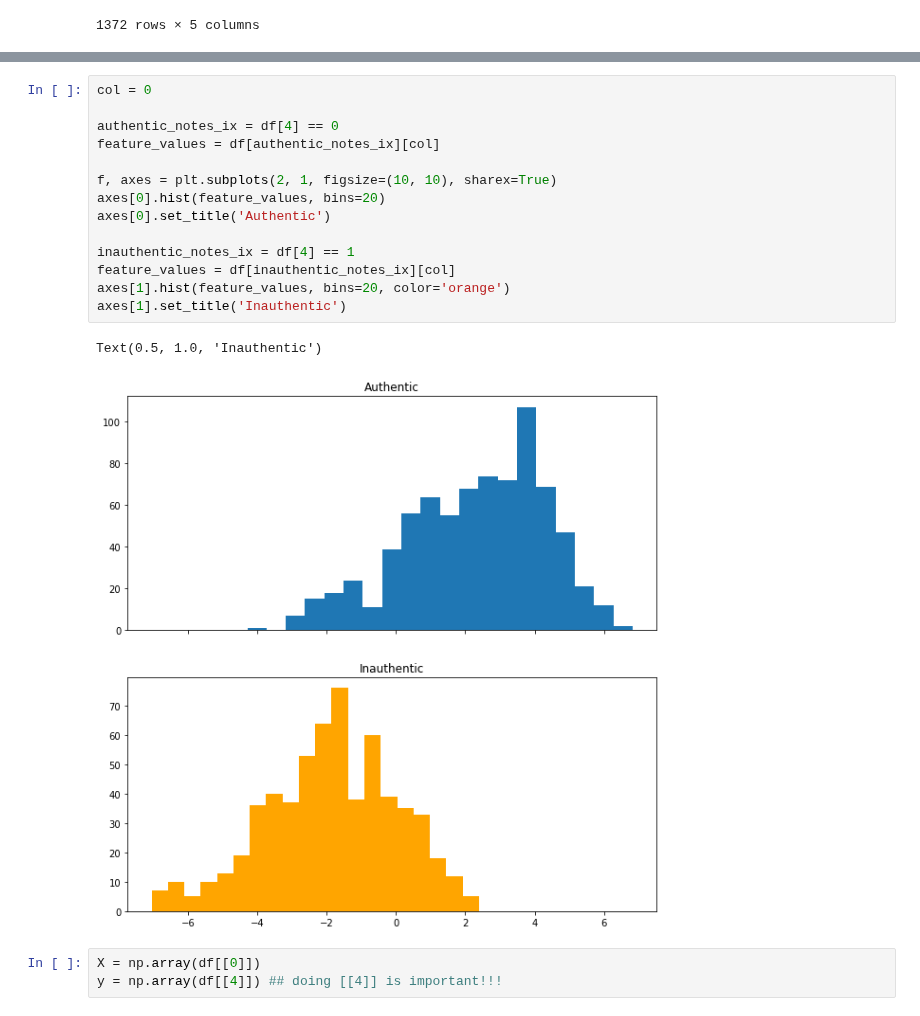
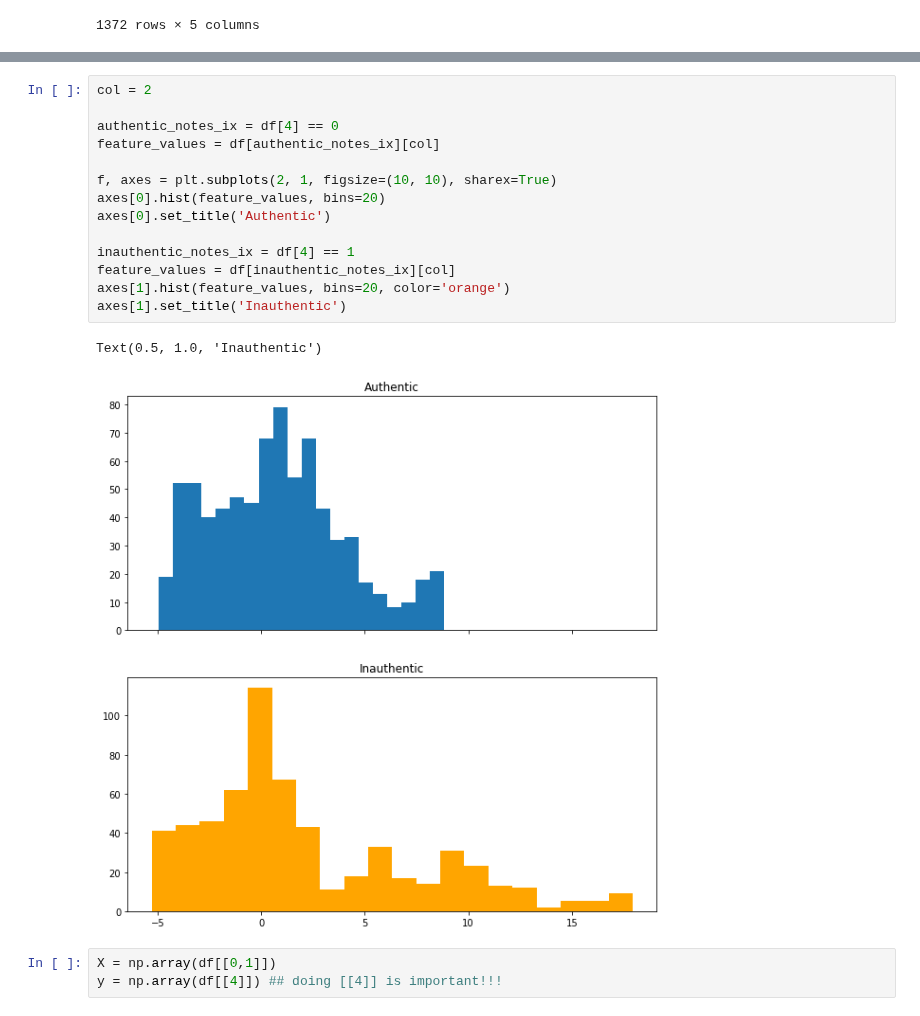
Before and after one commit to KISRDevelopment/nn_course, a Jupyter notebook: example_binary_classification.ipynb, the cells around one changed output, grey strips where cells are left out. Saved outputs shown, nothing was run; the diff lists cells and outputs as text.

```diff
--- a/example_binary_classification.ipynb
+++ b/example_binary_classification.ipynb
@@ -36,22 +45,22 @@ df.corr()
 # %%
-col = 0
+col = 2
 
 authentic_notes_ix = df[4] == 0
 feature_values = df[authentic_notes_ix][col]
 
 f, axes = plt.subplots(2, 1, figsize=(10, 10), sharex=True)
 axes[0].hist(feature_values, bins=20)
 axes[0].set_title('Authentic')
 
 inauthentic_notes_ix = df[4] == 1
 feature_values = df[inauthentic_notes_ix][col]
 axes[1].hist(feature_values, bins=20, color='orange')
 axes[1].set_title('Inauthentic')
 # %% [output]
 Text(0.5, 1.0, 'Inauthentic')
-[figure, old version]
+[figure, new version]
 # %%
-X = np.array(df[[0]])
+X = np.array(df[[0,1]])
 y = np.array(df[[4]]) ## doing [[4]] is important!!!
 # %%
 muX = np.mean(X, axis=0)
```
Also changed, not shown: parts of 5 cells of this notebook, 7 other files.
